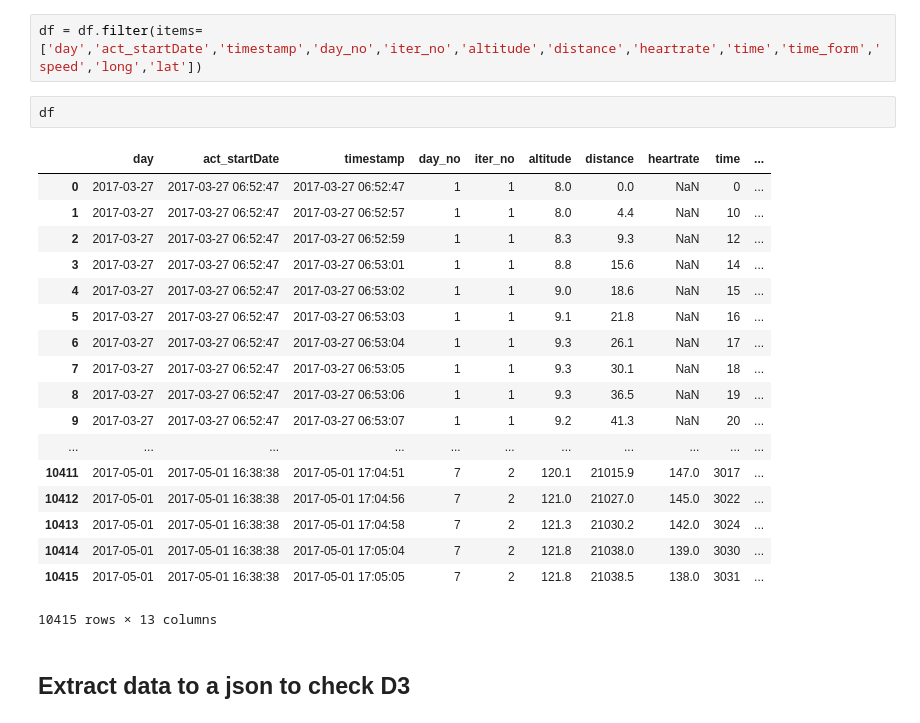
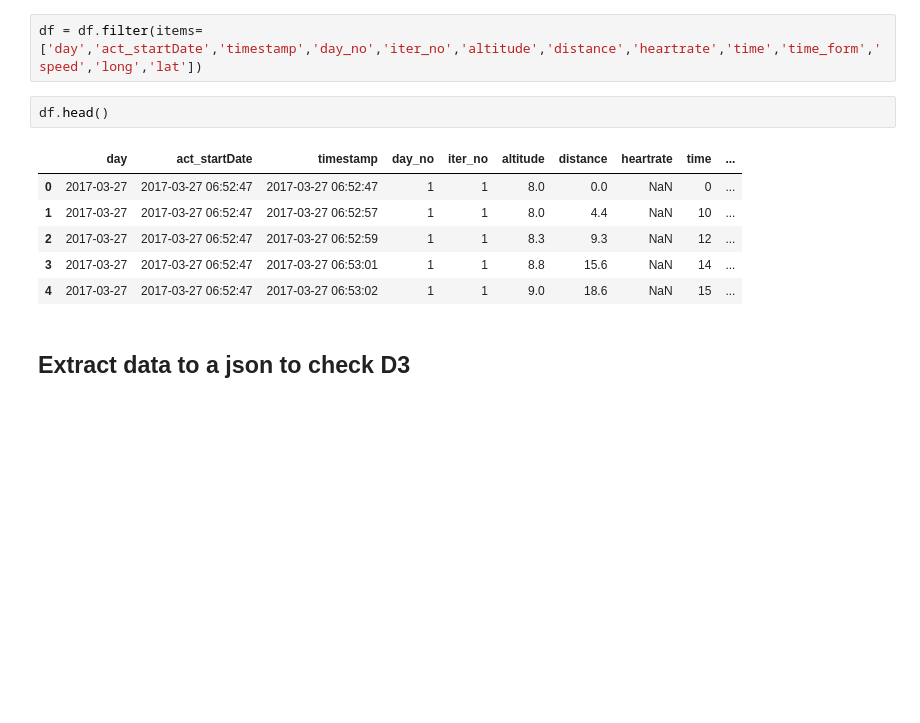
Before and after one commit to oikonang/bike_trip_project, a Jupyter notebook: python/Parsing STRAVA csv - ANGELOS.ipynb, the cells around one changed output. Drawn from its saved outputs; the diff is of its cells as text; blank space fills up the shorter version.

```diff
--- a/python/Parsing STRAVA csv - ANGELOS.ipynb
+++ b/python/Parsing STRAVA csv - ANGELOS.ipynb
@@ -314,26 +314,14 @@ df['time_form'] = df['time'].apply(lambda x: secToHours(x))
 # %%
 df = df.filter(items=['day','act_startDate','timestamp','day_no','iter_no','altitude','distance','heartrate','time','time_form','speed','long','lat'])
 # %%
-df
+df.head()
 # %% [output]
 |  | day | act_startDate | timestamp | day_no | iter_no | altitude | distance | heartrate | time | ... |
 | 0 | 2017-03-27 | 2017-03-27 06:52:47 | 2017-03-27 06:52:47 | 1 | 1 | 8.0 | 0.0 | NaN | 0 | ... |
 | 1 | 2017-03-27 | 2017-03-27 06:52:47 | 2017-03-27 06:52:57 | 1 | 1 | 8.0 | 4.4 | NaN | 10 | ... |
 | 2 | 2017-03-27 | 2017-03-27 06:52:47 | 2017-03-27 06:52:59 | 1 | 1 | 8.3 | 9.3 | NaN | 12 | ... |
 | 3 | 2017-03-27 | 2017-03-27 06:52:47 | 2017-03-27 06:53:01 | 1 | 1 | 8.8 | 15.6 | NaN | 14 | ... |
 | 4 | 2017-03-27 | 2017-03-27 06:52:47 | 2017-03-27 06:53:02 | 1 | 1 | 9.0 | 18.6 | NaN | 15 | ... |
-| 5 | 2017-03-27 | 2017-03-27 06:52:47 | 2017-03-27 06:53:03 | 1 | 1 | 9.1 | 21.8 | NaN | 16 | ... |
-| 6 | 2017-03-27 | 2017-03-27 06:52:47 | 2017-03-27 06:53:04 | 1 | 1 | 9.3 | 26.1 | NaN | 17 | ... |
-| 7 | 2017-03-27 | 2017-03-27 06:52:47 | 2017-03-27 06:53:05 | 1 | 1 | 9.3 | 30.1 | NaN | 18 | ... |
-| 8 | 2017-03-27 | 2017-03-27 06:52:47 | 2017-03-27 06:53:06 | 1 | 1 | 9.3 | 36.5 | NaN | 19 | ... |
-| 9 | 2017-03-27 | 2017-03-27 06:52:47 | 2017-03-27 06:53:07 | 1 | 1 | 9.2 | 41.3 | NaN | 20 | ... |
-| ... | ... | ... | ... | ... | ... | ... | ... | ... | ... | ... |
-| 10411 | 2017-05-01 | 2017-05-01 16:38:38 | 2017-05-01 17:04:51 | 7 | 2 | 120.1 | 21015.9 | 147.0 | 3017 | ... |
-| 10412 | 2017-05-01 | 2017-05-01 16:38:38 | 2017-05-01 17:04:56 | 7 | 2 | 121.0 | 21027.0 | 145.0 | 3022 | ... |
-| 10413 | 2017-05-01 | 2017-05-01 16:38:38 | 2017-05-01 17:04:58 | 7 | 2 | 121.3 | 21030.2 | 142.0 | 3024 | ... |
-| 10414 | 2017-05-01 | 2017-05-01 16:38:38 | 2017-05-01 17:05:04 | 7 | 2 | 121.8 | 21038.0 | 139.0 | 3030 | ... |
-| 10415 | 2017-05-01 | 2017-05-01 16:38:38 | 2017-05-01 17:05:05 | 7 | 2 | 121.8 | 21038.5 | 138.0 | 3031 | ... |
-10415 rows × 13 columns
 # %% [markdown]
 ## Extract data to a json to check D3
 # %%
```
Also changed, not shown: parts of 2 cells of this notebook, 7 other files.
